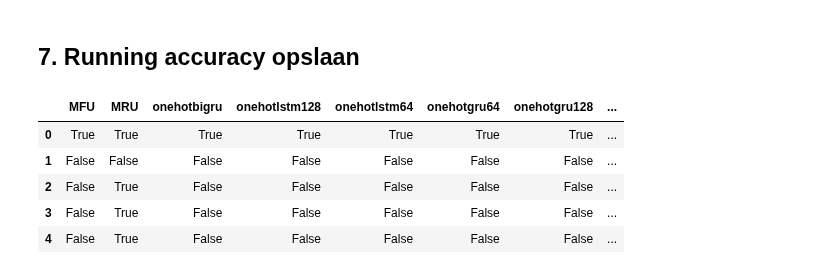
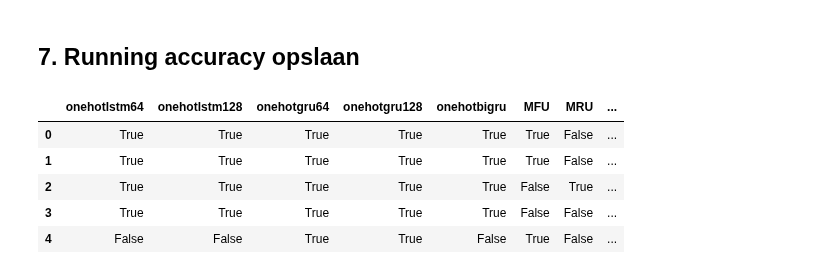
Before and after one commit to ToonHeleven/masterproef, a Jupyter notebook: BigruEmbeddingInherit.ipynb, the cells around one changed output. Cells and saved outputs as stored; diff of their text form; code cells hidden in the pictures.

```diff
--- a/BigruEmbeddingInherit.ipynb
+++ b/BigruEmbeddingInherit.ipynb
@@ -295,14 +499,27 @@ print(len(running_accuracy_list))
 # %% [markdown]
 ## 7. Running accuracy opslaan
-# %%
-AccuracyComparison = pd.read_csv("outputdata/accuracycomparison.csv", index_col=False)
-AccuracyComparison["embeddingsinheritancebigru"] = running_accuracy_list
-AccuracyComparison.to_csv("outputdata/accuracycomparison.csv", index=False)
-AccuracyComparison.head()
-# %% [output]
-|  | MFU | MRU | onehotbigru | onehotlstm128 | onehotlstm64 | onehotgru64 | onehotgru128 | ... |
-| 0 | True | True | True | True | True | True | True | ... |
-| 1 | False | False | False | False | False | False | False | ... |
-| 2 | False | True | False | False | False | False | False | ... |
-| 3 | False | True | False | False | False | False | False | ... |
-| 4 | False | True | False | False | False | False | False | ... |
+# %%
+# dataset 1
+# AccuracyComparison = pd.read_csv("outputdata/accuracycomparison.csv", index_col=False)
+# AccuracyComparison["embeddingsinheritancebigru"] = running_accuracy_list
+# AccuracyComparison.to_csv("outputdata/accuracycomparison.csv", index=False)
+# AccuracyComparison.head()
+
+# dataset 2
+# AccuracyComparison = pd.read_csv("outputdata/accuracycomparison2.csv", index_col=False)
+# AccuracyComparison["embeddingsinheritancebigru"] = running_accuracy_list
+# AccuracyComparison.to_csv("outputdata/accuracycomparison2.csv", index=False)
+# AccuracyComparison.head()
+
+# dataset 3
+AccuracyComparison = pd.read_csv("outputdata/accuracycomparison3.csv", index_col=False)
+AccuracyComparison["embeddingsinheritancebigru"] = running_accuracy_list
+AccuracyComparison.to_csv("outputdata/accuracycomparison3.csv", index=False)
+AccuracyComparison.head()
+# %% [output]
+|  | onehotlstm64 | onehotlstm128 | onehotgru64 | onehotgru128 | onehotbigru | MFU | MRU | ... |
+| 0 | True | True | True | True | True | True | False | ... |
+| 1 | True | True | True | True | True | True | False | ... |
+| 2 | True | True | True | True | True | False | True | ... |
+| 3 | True | True | True | True | True | False | False | ... |
+| 4 | False | False | True | True | False | True | False | ... |
```
Also changed, not shown: parts of 7 cells of this notebook, 10 other files.
